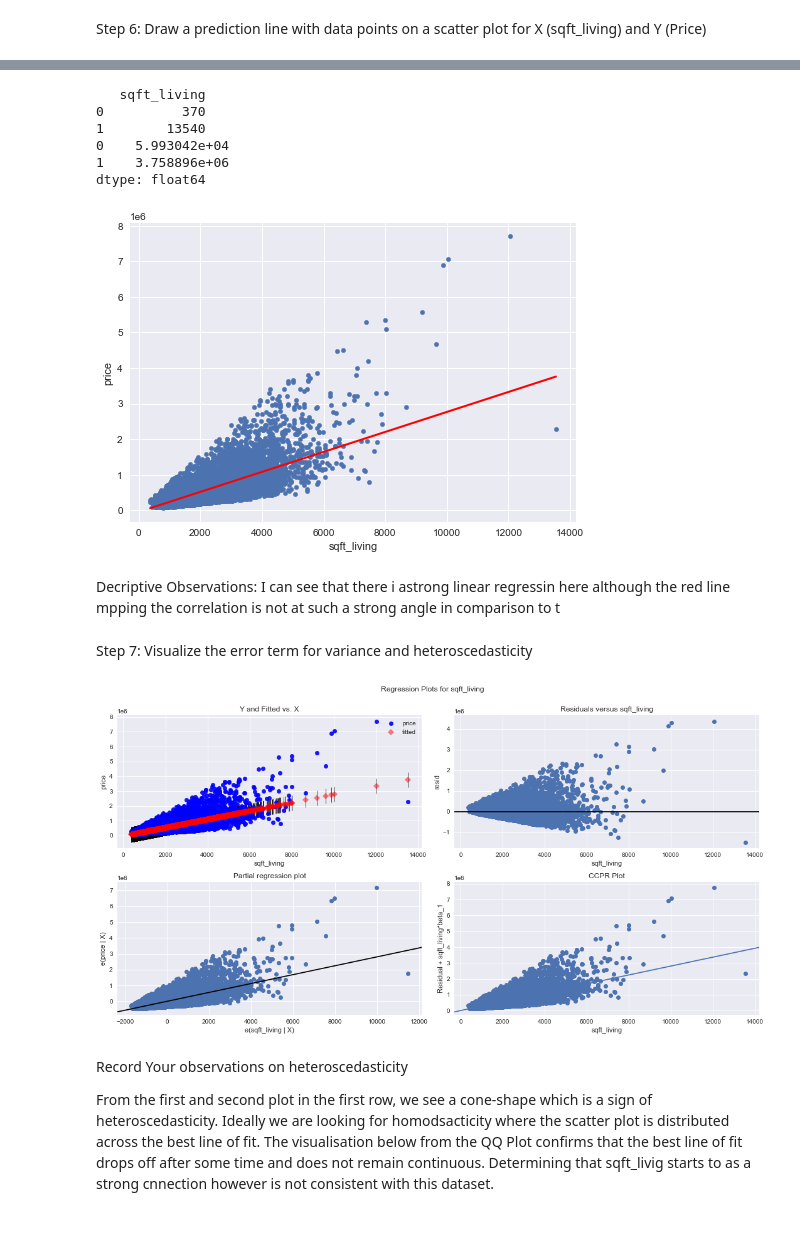
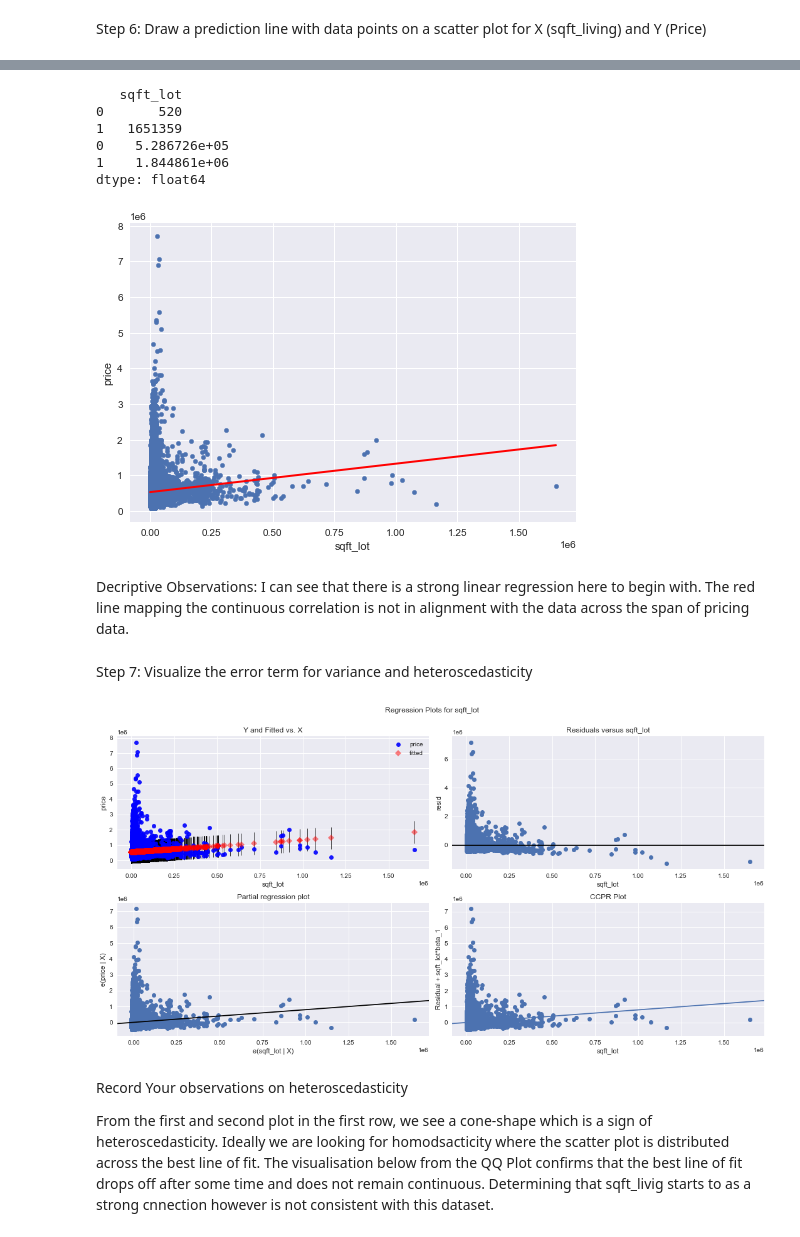
Before and after one commit to githosted/Phase2Pro, a Jupyter notebook: Phase2REDO2.ipynb, the cells around one changed output, grey strips where cells are left out. Saved outputs shown, nothing was run; the diff lists cells and outputs as text; code cells hidden in the pictures.

```diff
--- a/Phase2REDO2.ipynb
+++ b/Phase2REDO2.ipynb
@@ -171,7 +202,7 @@ import statsmodels.api as sm
 import statsmodels.formula.api as smf
 
 # build the formula
-f = 'price~sqft_living'
+f = 'price~sqft_lot'
 # create a fitted model in one line
 model = smf.ols(formula=f, data=data).fit()
 # %% [markdown]
@@ -207,13 +245,10 @@ Step 6: Draw a prediction line with data points on a scatter plot for X (sqft_li
 # %%
-# create a DataFrame with the minimum and maximum values of TV
+# create a DataFrame with the minimum and maximum values of swft_living
+# make predictions for those x values and store them
+# first, plot the observed data and the least squares line
+# create a DataFrame with the minimum and maximum values of Sqft_living
 
-# make predictions for those x values and store them
-
-
-# first, plot the observed data and the least squares line
-
-# create a DataFrame with the minimum and maximum values of TV
-X_new = pd.DataFrame({'sqft_living': [data.sqft_living.min(), data.sqft_living.max()]})
+X_new = pd.DataFrame({'sqft_lot': [data.sqft_lot.min(), data.sqft_lot.max()]})
 print(X_new.head())
 
 # make predictions for those x values and store them
@@ -221,27 +256,27 @@ preds = model.predict(X_new)
 print (preds)
 
 # first, plot the observed data and the least squares line
-data.plot(kind='scatter', x='sqft_living', y='price')
+data.plot(kind='scatter', x='sqft_lot', y='price')
 plt.plot(X_new, preds, c='red', linewidth=2)
 plt.show()
 # %% [output]
-   sqft_living
-0          370
-1        13540
-0    5.993042e+04
-1    3.758896e+06
+   sqft_lot
+0       520
+1   1651359
+0    5.286726e+05
+1    1.844861e+06
 dtype: float64
-[figure, old version]
+[figure, new version]
 # %% [markdown]
-Decriptive Observations: I can see that there i astrong linear regressin here although the red line mpping the correlation is not at such a strong angle in comparison to t
+Decriptive Observations: I can see that there is a strong linear regression here to begin with. The red line mapping the continuous correlation is not in alignment with the data across the span of pricing data.
 # %% [markdown]
 Step 7: Visualize the error term for variance and heteroscedasticity
 # %%
 fig = plt.figure(figsize=(15,8))
-fig = sm.graphics.plot_regress_exog(model, "sqft_living", fig=fig)
+fig = sm.graphics.plot_regress_exog(model, "sqft_lot", fig=fig)
 plt.show()
 # %% [output]
-[figure, old version]
+[figure, new version]
 # %% [markdown]
  Record Your observations on heteroscedasticity
 
```
Also changed, not shown: parts of 10 cells of this notebook, 1 other file.
